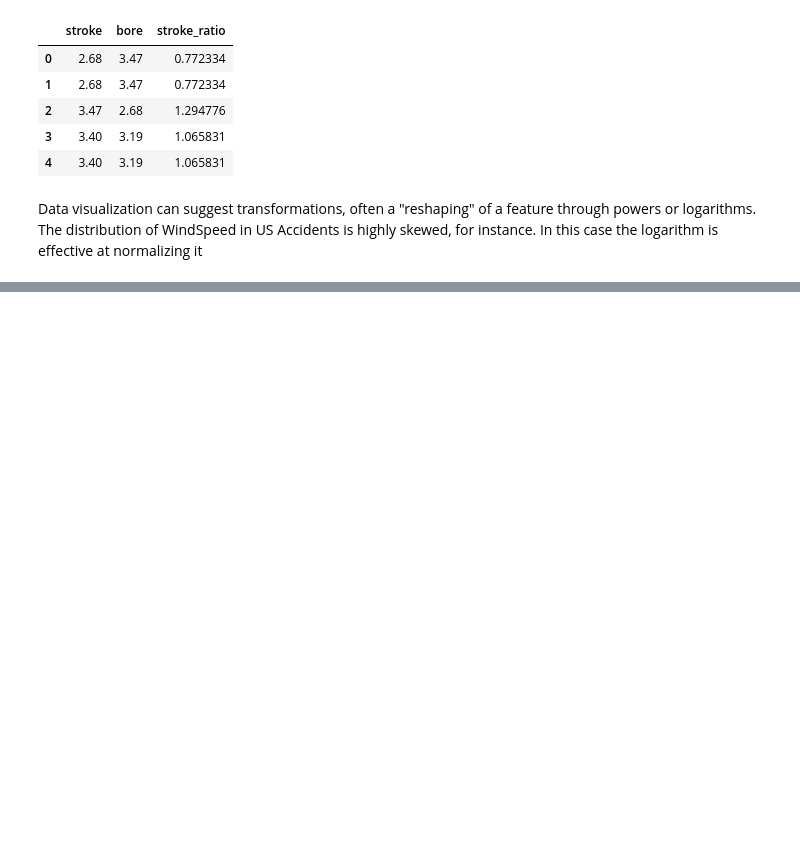
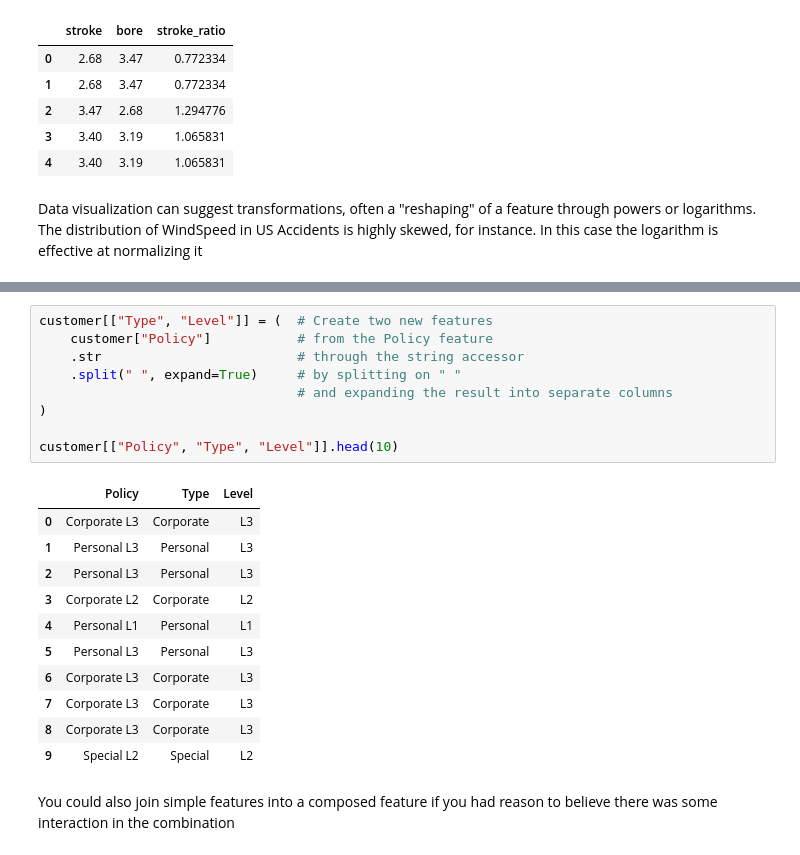
Before and after one commit to andrewch28/Kaggle, a Jupyter notebook: Feature_Engineering.ipynb, the cells around one changed output, grey strips where cells are left out. Drawn from its saved outputs; the diff is of its cells as text; blank space fills up the shorter version.

```diff
--- a/Feature_Engineering.ipynb
+++ b/Feature_Engineering.ipynb
@@ -178,0 +242,23 @@ sns.kdeplot(accidents.LogWindSpeed, fill=True, ax=axs[1]);
+# %%
+customer[["Type", "Level"]] = (  # Create two new features
+    customer["Policy"]           # from the Policy feature
+    .str                         # through the string accessor
+    .split(" ", expand=True)     # by splitting on " "
+                                 # and expanding the result into separate columns
+)
+
+customer[["Policy", "Type", "Level"]].head(10)
+# %% [output]
+|  | Policy | Type | Level |
+| 0 | Corporate L3 | Corporate | L3 |
+| 1 | Personal L3 | Personal | L3 |
+| 2 | Personal L3 | Personal | L3 |
+| 3 | Corporate L2 | Corporate | L2 |
+| 4 | Personal L1 | Personal | L1 |
+| 5 | Personal L3 | Personal | L3 |
+| 6 | Corporate L3 | Corporate | L3 |
+| 7 | Corporate L3 | Corporate | L3 |
+| 8 | Corporate L3 | Corporate | L3 |
+| 9 | Special L2 | Special | L2 |
+# %% [markdown]
+You could also join simple features into a composed feature if you had reason to believe there was some interaction in the combination
```
Also changed, not shown: parts of 27 cells of this notebook, 3 other files.
